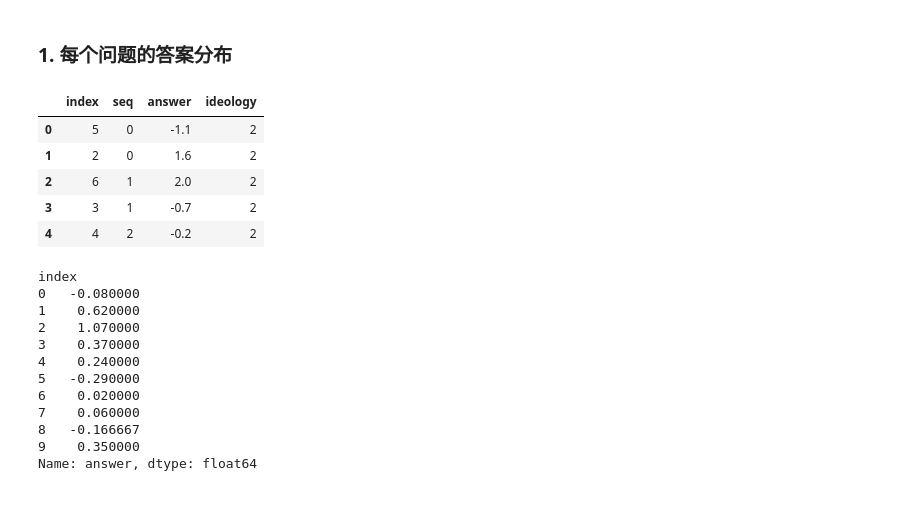
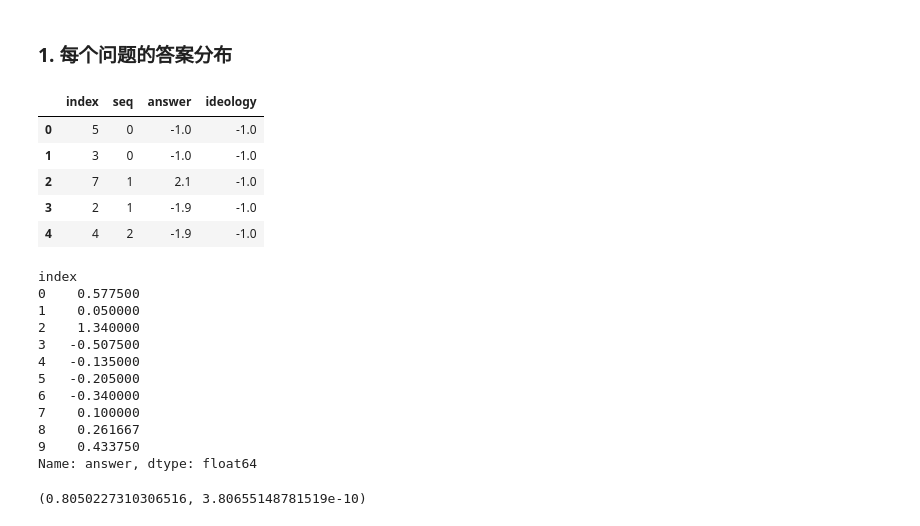
Before and after one commit to yindeqiang/Online-Politicization-Experiment-Website, a Jupyter notebook: data_analysis/pilot_2_2.ipynb, the cells around one changed output. Saved outputs shown, nothing was run; the diff lists cells and outputs as text; code cells hidden in the pictures.

```diff
--- a/data_analysis/pilot_2_2.ipynb
+++ b/data_analysis/pilot_2_2.ipynb
@@ -41,8 +53,10 @@ with sshtunnel.SSHTunnelForwarder(
         cursor.close()
         connection.close()
 
+df["pilot_2_answers"] = df["pilot_2_answers"].map(literal_eval)
+df['submit_time'] = pd.to_datetime(df['submit_time'])
+df = df.loc[df["participantId"] != "testId"]
 df.head()
-df["pilot_2_answers"] = df["pilot_2_answers"].map(literal_eval)
 # %% [output]
 Successfully connected to Pythonanywhere
 Successfully connected to database
@@ -50,19 +70,21 @@ Data read finished, length 10
 # %%
+df["ideology_label"] = df.apply(lambda row: row["ideology_label"] if row["submit_time"] >= pd.to_datetime("2024-01-09") else row["ideology_label"] - 2, axis=1)
+
 ids_attention_failed = df.loc[df['attention_passed'] == 0]["participantId"].tolist()
 print(f"Participants who failed attention check: {ids_attention_failed}")
 df = df.loc[:, ["participantId", "pilot_2_answers", "ideology_label"]].set_index("participantId")
 
 def IdeologyToNumber(ideology):
     if ideology == "Moderate":
+        return 0
+    elif ideology == "Somewhat Conservative":
+        return 1
+    elif ideology == "Conservative":
         return 2
-    elif ideology == "Somewhat Conservative":
-        return 3
-    elif ideology == "Conservative":
-        return 4
     elif ideology == "Somewhat Liberal":
-        return 1
+        return -1
     elif ideology == "Liberal":
-        return 0
+        return -2
 
 connect_data_csv = glob.glob('data/connect_raw_data/pilot_2_2*.csv')[0]
 df_connect = pd.read_csv(connect_data_csv).set_index("ParticipantId")
@@ -97,50 +119,61 @@ rmse of ideology: 0.8366600265340756
 # %%
 def IndexToType(index):
     if index >= 0 and index <= 3:
         return "prediction"
     elif index >= 4 and index <= 7:
         return "issue"
     elif index == 8 or index == 9:
         return "fact"
 
 answers = {"index": [], "seq": [], "answer": [], "ideology": []}
 for id, row in df.iterrows():
     pilot_2_answers = row["pilot_2_answers"]
     ideology = row["ideology"]
     tmp_seq = {"prediction": 0, "issue": 0, "fact": 0}
     for each_answer in pilot_2_answers:
         answers["index"].append(each_answer["idx_of_question"])
         answers["answer"].append(each_answer["answer"])
         answers["ideology"].append(ideology)
-        type = IndexToType(each_answer["idx_of_question"])
-        answers["seq"].append(tmp_seq[type])
-        tmp_seq[type] += 1
+        question_type = IndexToType(each_answer["idx_of_question"])
+        answers["seq"].append(tmp_seq[question_type])
+        tmp_seq[question_type] += 1
 
 df_answers = pd.DataFrame(answers)
 df_answers.head()
 # %% [output]
 |  | index | seq | answer | ideology |
-| 0 | 5 | 0 | -1.1 | 2 |
-| 1 | 2 | 0 | 1.6 | 2 |
-| 2 | 6 | 1 | 2.0 | 2 |
-| 3 | 3 | 1 | -0.7 | 2 |
-| 4 | 4 | 2 | -0.2 | 2 |
+| 0 | 5 | 0 | -1.0 | -1.0 |
+| 1 | 3 | 0 | -1.0 | -1.0 |
+| 2 | 7 | 1 | 2.1 | -1.0 |
+| 3 | 2 | 1 | -1.9 | -1.0 |
+| 4 | 4 | 2 | -1.9 | -1.0 |
 # %%
 # 均值
 df_answers.groupby("index")["answer"].mean()
 # %% [output]
 index
-0   -0.080000
-1    0.620000
-2    1.070000
-3    0.370000
-4    0.240000
-5   -0.290000
-6    0.020000
-7    0.060000
-8   -0.166667
-9    0.350000
+0    0.577500
+1    0.050000
+2    1.340000
+3   -0.507500
+4   -0.135000
+5   -0.205000
+6   -0.340000
+7    0.100000
+8    0.261667
+9    0.433750
 Name: answer, dtype: float64
+# %%
+def CalCorrelation(ind_1, ind_2):
+    df_1 = df_answers.loc[df_answers["index"] == ind_1]
+    df_2 = df_answers.loc[df_answers["index"] == ind_2]
+    result = pearsonr(df_1["answer"], df_2["answer"])
+    return result[0], result[1]
+
+CalCorrelation(1, 3)
+# CalCorrelation(1, 2)
+# %% [output]
+(0.8050227310306516, 3.80655148781519e-10)
 # %%
 # 方差
 df_answers.groupby("index")["answer"].std()
```
Also changed, not shown: parts of 12 cells of this notebook, 2 other files.
